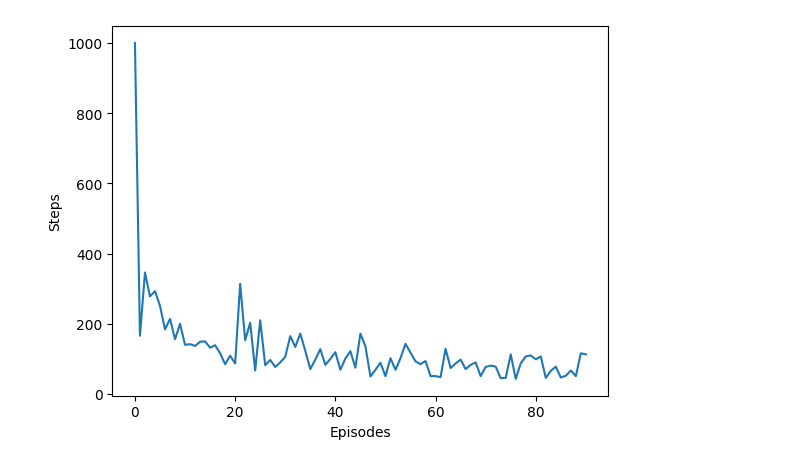
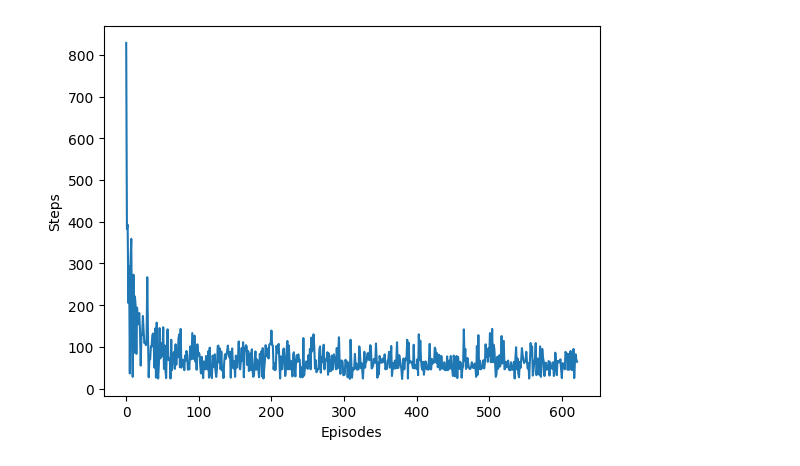
Before and after one commit to NiklasBliemel/RL_Quantum_teleportation, a Jupyter notebook: car_on_hilll.ipynb, the cells around one changed output. Cells and saved outputs as stored; diff of their text form; code cells hidden in the pictures.

```diff
--- a/car_on_hilll.ipynb
+++ b/car_on_hilll.ipynb
@@ -2,6 +2,8 @@
 from modules.Reinforcementlearning import SemiGradSarsa, Tile, torch, nn, random, plt, clear_output
 from time import sleep
 import ipywidgets
+# %%
+sarsa = SemiGradSarsa()
 # %%
 class Enviroment:
     def __init__(self, left_bound, right_bound):
@@ -119,13 +106,11 @@ class NewDriver(nn.Module):
 left_bound = -1
 right_bound = 1
 driver = Driver(10,8, left_bound, right_bound)
-# driver = NewDriver(3, 2, 10, 5)
 env = Enviroment(left_bound, right_bound)
-sarsa = SemiGradSarsa(env, driver)
 # %%
-sarsa.run(max_episode=100)
+sarsa.run(env, driver, max_episode=1000, max_steps=1000)
 # %% [output]
-[figure, old version]
+[figure, new version]
 # %%
 env.test_net(driver)
 # %% [output]
```
Also changed, not shown: parts of 2 cells of this notebook, 3 other files.
